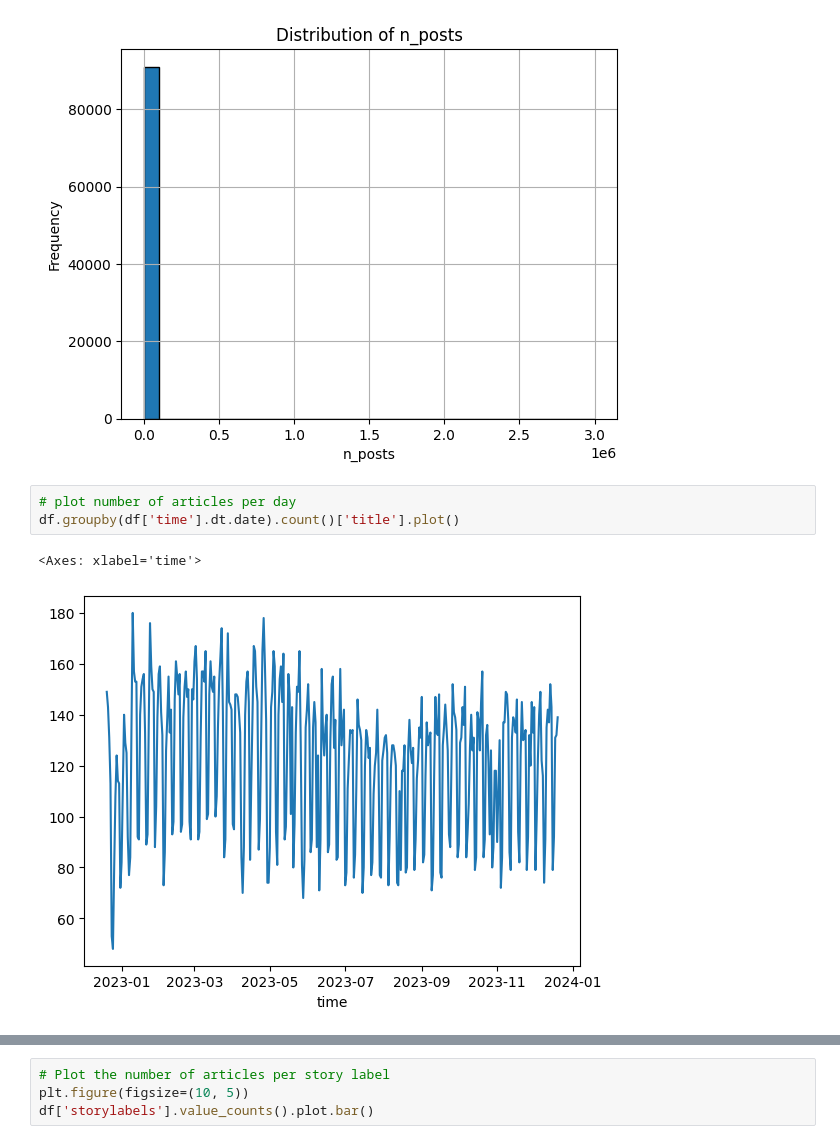
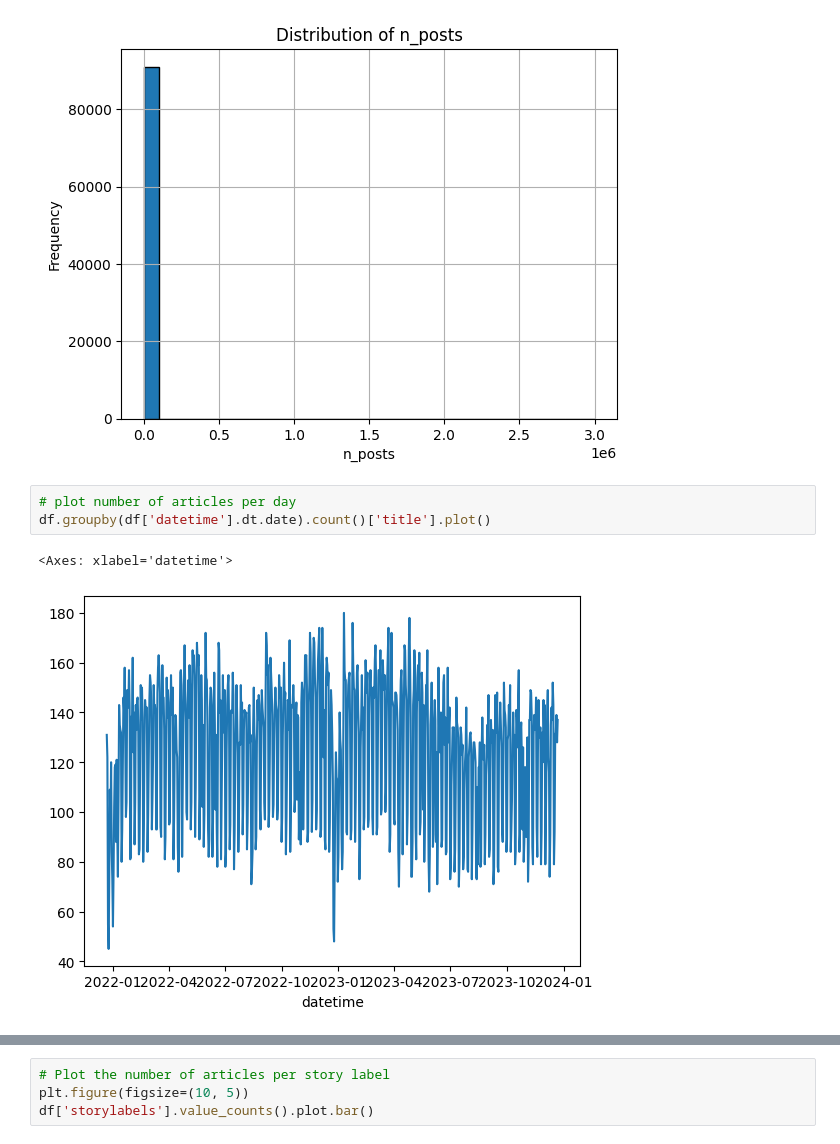
Before and after one commit to pastra98/AI_Lab, a Jupyter notebook: assignment/ml_analysis.ipynb, the cells around one changed output, grey strips where cells are left out. Cells and saved outputs as stored; diff of their text form.

```diff
--- a/assignment/ml_analysis.ipynb
+++ b/assignment/ml_analysis.ipynb
@@ -52,9 +52,9 @@ plt.show()
 [figure]
 # %%
 # plot number of articles per day
-df.groupby(df['time'].dt.date).count()['title'].plot()
+df.groupby(df['datetime'].dt.date).count()['title'].plot()
 # %% [output]
-<Axes: xlabel='time'>
+<Axes: xlabel='datetime'>
-[figure, old version]
+[figure, new version]
 # %%
 # make a smoothed plot of the number of articles per day
```
Also changed, not shown: parts of 5 cells of this notebook.
